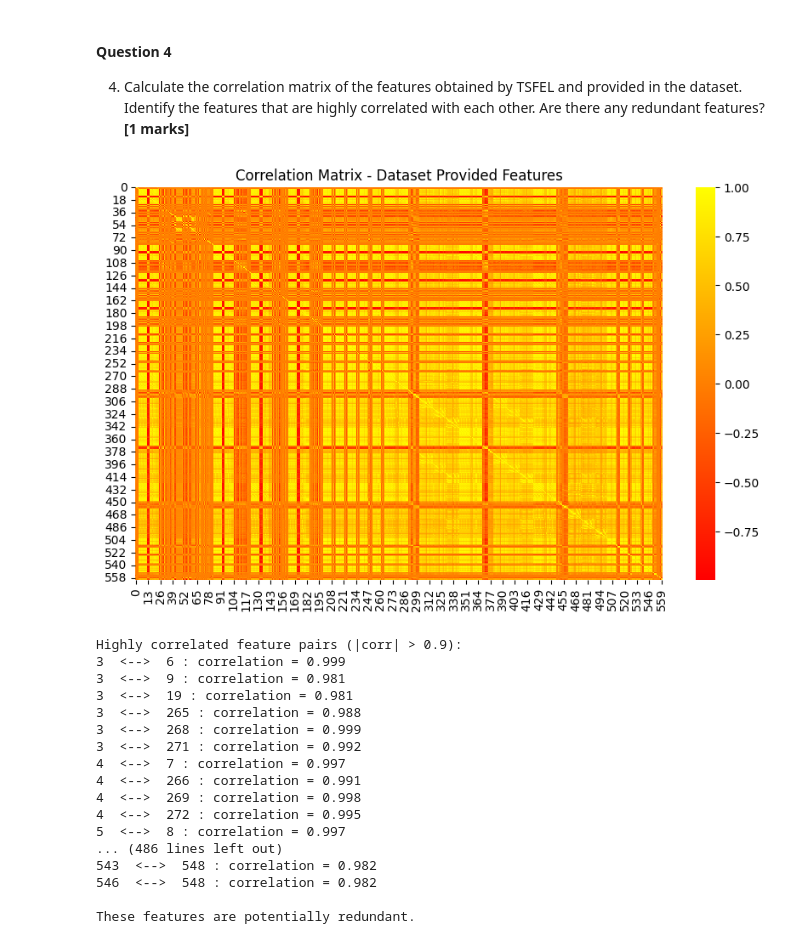
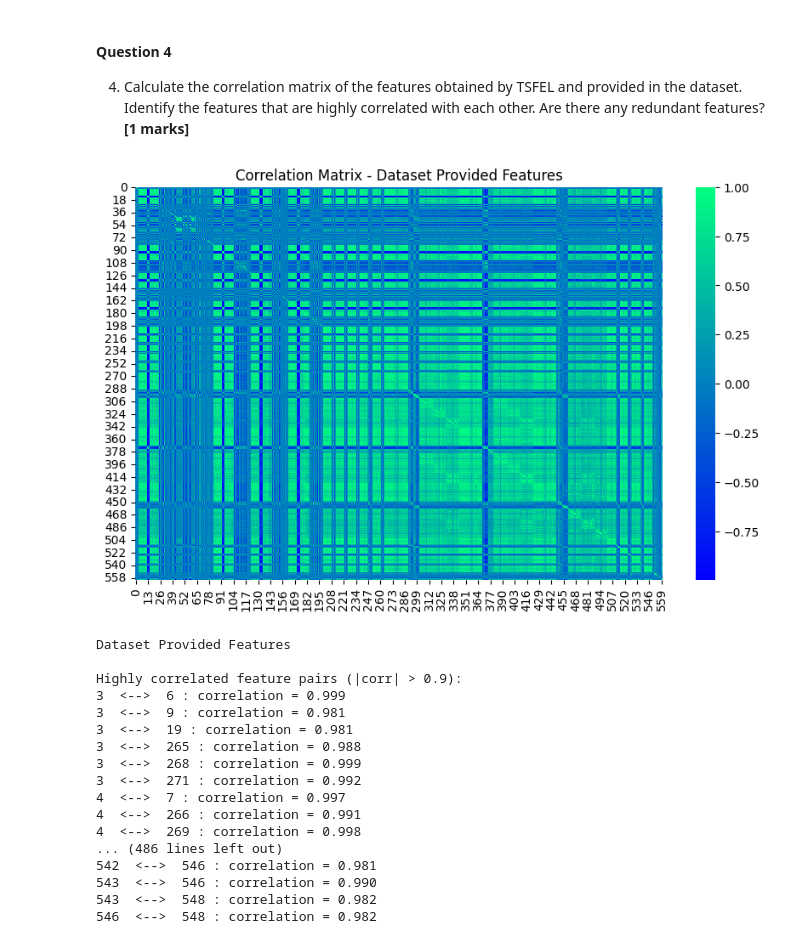
Before and after one commit to Tanushka-Sonde/ES335-assignment-1, a Jupyter notebook: HAR/HAR_task_1.ipynb, the cells around one changed output. Saved outputs shown, nothing was run; the diff lists cells and outputs as text; code cells hidden in the pictures.

```diff
--- a/HAR/HAR_task_1.ipynb
+++ b/HAR/HAR_task_1.ipynb
@@ -92,12 +96,10 @@ def plot_linear_acceleration(file_list):
     """
     Computes and plots the linear acceleration magnitude for chosen samples.
     """
-
-    plt.figure(figsize=(18, 6))
     for idx, activity in enumerate(ACTIVITIES):
-        # Prepare 3 vertically stacked subplots for each activity
-        fig, axes = plt.subplots(5, 1, figsize=(18, 9), sharex=True, sharey=True)
-        fig.suptitle(f"Linear Acceleration - {activity}", fontsize=18, fontweight="bold")
+        # Create 1 row, 5 columns for each activity
+        fig, axes = plt.subplots(1, 5, figsize=(18, 3), sharey=True)
+        fig.suptitle(f"Linear Acceleration - {activity}", fontsize=16, fontweight="bold")
 
         for j in range(5):
             # Load one CSV file, keep first 500 rows
@@ -106,15 +108,15 @@ def plot_linear_acceleration(file_list):
             # Compute magnitude of acceleration vector
             acc_mag = df["accx"]**2 + df["accy"]**2 + df["accz"]**2
 
-            # Plot
+            # Plot each sample
             axes[j].plot(acc_mag)
-            axes[j].set_title(f"Sample {j+1}", fontsize=12)
+            axes[j].set_title(f"Sample {j+1}", fontsize=10)
             axes[j].set_ylim([0, 6])
-            axes[j].set_ylabel("Acc Magnitude")
-            if j == 2:
-                axes[j].set_xlabel("Samples (0–500)")
+            if j == 0:
+                axes[j].set_ylabel("Acc Magnitude")
+            axes[j].set_xlabel("Samples")
 
-        plt.tight_layout(rect=[0, 0, 1, 0.95])
+        plt.tight_layout(rect=[0, 0, 1, 0.9])
         plt.show()
 
 
@@ -233,32 +243,48 @@ if __name__ == "__main__":
 # %%
 import pandas as pd
 import seaborn as sns
 import matplotlib.pyplot as plt
 
 # Suppose you already have:
 # tsfel_X → TSFEL features (numpy array)
 # X_feat  → dataset-provided features (numpy array)
 
 # Convert to DataFrame for correlation calculation
-# df_tsfel = pd.DataFrame(tsfel_X)
+# df_tsfel_1 = pd.DataFrame(tsfel_X_1)
+# df_tsfel_2 = pd.DataFrame(tsfel_X_2)
+# df_tsfel_3 = pd.DataFrame(tsfel_X_3)
 df_dataset = pd.DataFrame(X_feat)
 
 # Correlation matrices
-# corr_tsfel = df_tsfel.corr()
+# corr_tsfel_1 = df_tsfel_1.corr()
+# corr_tsfel_2 = df_tsfel_2.corr()
+# corr_tsfel_3 = df_tsfel_3.corr()
 corr_dataset = df_dataset.corr()
 
 # Plot heatmaps
 # plt.figure(figsize=(10,6))
-# sns.heatmap(corr_tsfel, cmap="coolwarm", cbar=True)
-# plt.title("Correlation Matrix - TSFEL Features")
+# sns.heatmap(corr_tsfel_1, cmap="coolwarm", cbar=True)
+# plt.title("Correlation Matrix - TSFEL temporal Features")
+# plt.show()
+
+# Plot heatmaps
+# plt.figure(figsize=(10,6))
+# sns.heatmap(corr_tsfel_2, cmap="coolwarm", cbar=True)
+# plt.title("Correlation Matrix - TSFEL spectral Features")
+# plt.show()
+
+# Plot heatmaps
+# plt.figure(figsize=(10,6))
+# sns.heatmap(corr_tsfel_3, cmap="coolwarm", cbar=True)
+# plt.title("Correlation Matrix - All TSFEL Features")
 # plt.show()
 
 plt.figure(figsize=(10,6))
-sns.heatmap(corr_dataset, cmap="autumn", cbar=True)
+sns.heatmap(corr_dataset, cmap="winter", cbar=True)
 plt.title("Correlation Matrix - Dataset Provided Features")
 plt.show()
 # %% [output]
-[figure, old version]
+[figure, new version]
 # %%
 # Identify highly correlated feature pairs (|corr| > 0.9)
 def find_high_corr(corr_matrix, threshold=0.9):
@@ -273,28 +299,13 @@ def find_high_corr(corr_matrix, threshold=0.9):
 
 high_corr_pairs = find_high_corr(corr_dataset, threshold=0.98)
 
+print ("Dataset Provided Features")
 print("\nHighly correlated feature pairs (|corr| > 0.9):")
 for f1, f2, val in high_corr_pairs:
     print(f"{f1}  <-->  {f2} : correlation = {val:.3f}")
-
-if len(high_corr_pairs) > 0:
-    print("\nThese features are potentially redundant.")
-else:
-    print("\nNo strong redundancy found among dataset features.")
-
-
-
-# high_corr_pairs = find_high_corr(corr_tsfel, threshold=0.98)
-
-# print("\nHighly correlated feature pairs (|corr| > 0.9):")
-# for f1, f2, val in high_corr_pairs:
-#     print(f"{f1}  <-->  {f2} : correlation = {val:.3f}")
-
-# if len(high_corr_pairs) > 0:
-#     print("\nThese features are potentially redundant.")
-# else:
-#     print("\nNo strong redundancy found among dataset features.")
 # %% [output]
+Dataset Provided Features
+
 Highly correlated feature pairs (|corr| > 0.9):
 3  <-->  6 : correlation = 0.999
 3  <-->  9 : correlation = 0.981
@@ -305,10 +316,8 @@ Highly correlated feature pairs (|corr| > 0.9):
 4  <-->  7 : correlation = 0.997
 4  <-->  266 : correlation = 0.991
 4  <-->  269 : correlation = 0.998
-4  <-->  272 : correlation = 0.995
-5  <-->  8 : correlation = 0.997
 ... (486 lines left out)
+542  <-->  546 : correlation = 0.981
+543  <-->  546 : correlation = 0.990
 543  <-->  548 : correlation = 0.982
 546  <-->  548 : correlation = 0.982
-
-These features are potentially redundant.
```
Also changed, not shown: parts of 11 cells of this notebook, 1 other file.
